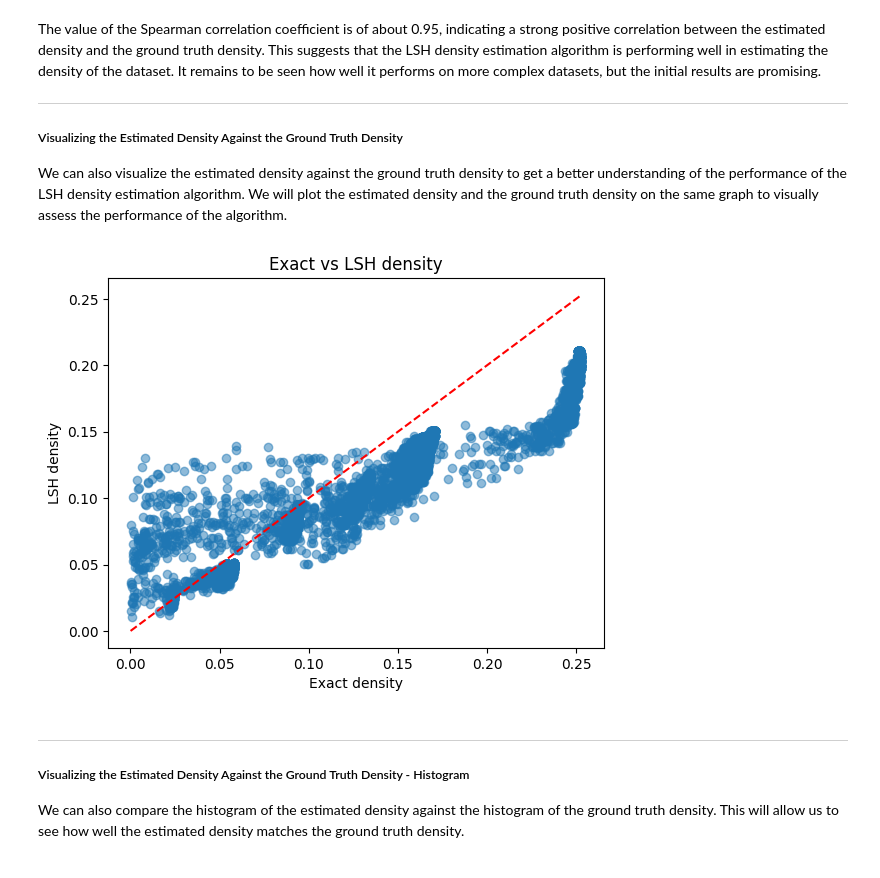
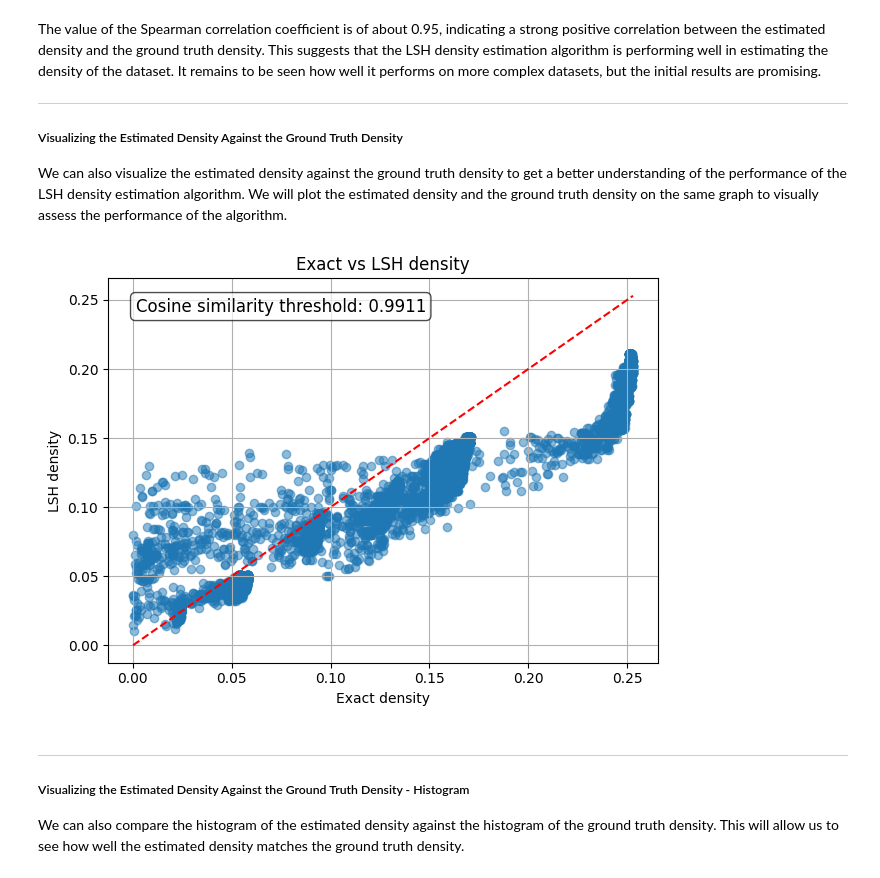
Before and after one commit to Gdeterline/LSH-Based-Points-Density-Estimation-in-High-Dimensional-Embedding-Spaces, a Jupyter notebook: various_tests.ipynb, the cells around one changed output. Drawn from its saved outputs; the diff is of its cells as text; code cells hidden in the pictures.

Commit message:
continued benchmark synthetic data + generated plots

```diff
--- a/various_tests.ipynb
+++ b/various_tests.ipynb
@@ -174,16 +175,27 @@ We can also visualize the estimated density against the ground truth density to
 # %%
 import matplotlib.pyplot as plt
 
 plt.scatter(ground_truth_densities, lsh_densities, alpha=0.5)
+plt.text(
+    0.05, 0.95,
+    f"Cosine similarity threshold: {cosine_similarity_threshold:.4f}",
+    transform=plt.gca().transAxes,
+    fontsize=12,
+    verticalalignment='top',
+    bbox=dict(boxstyle='round', facecolor='white', alpha=0.7)
+)
 plt.xlabel("Exact density")
 plt.ylabel("LSH density")
 plt.title("Exact vs LSH density")
 plt.plot([ground_truth_densities.min(), ground_truth_densities.max()],
          [ground_truth_densities.min(), ground_truth_densities.max()],
          color='r', linestyle='--')
+plt.grid()
+plt.tight_layout()
+plt.savefig(os.path.join("results", "plots", "exact_vs_lsh_density.png"))
 plt.show()
 # %% [output]
-[figure, old version]
+[figure, new version]
 # %% [markdown]
 ---
 
```
Also changed, not shown: parts of 2 cells of this notebook, 2 other files.
